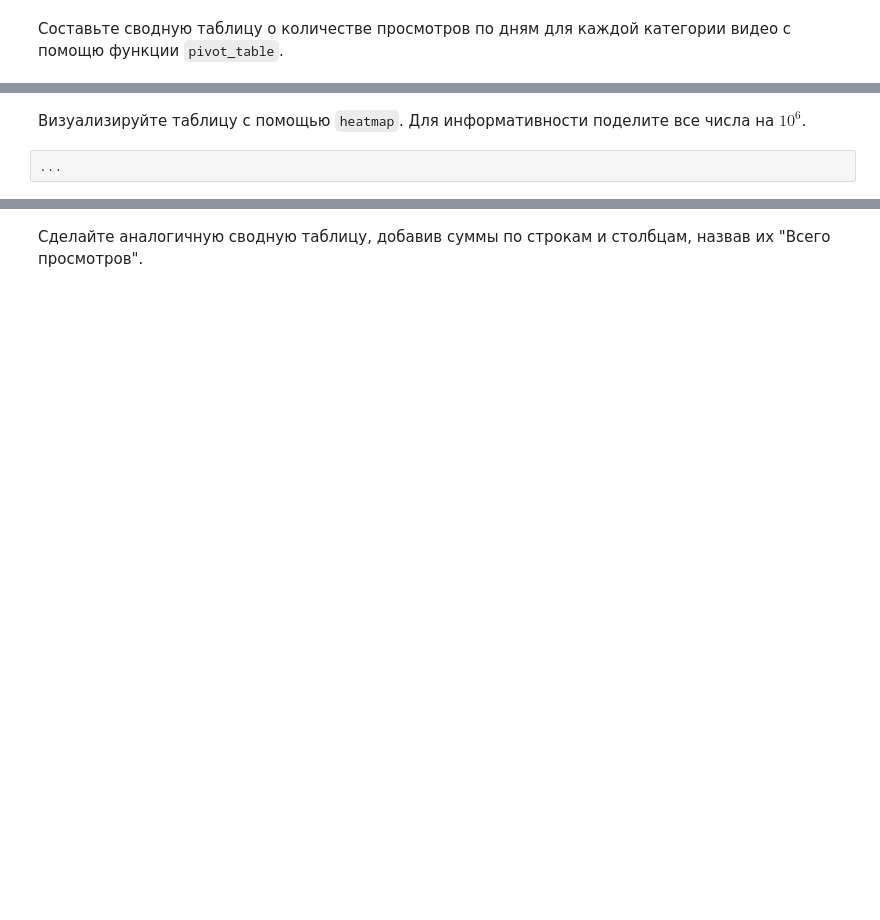
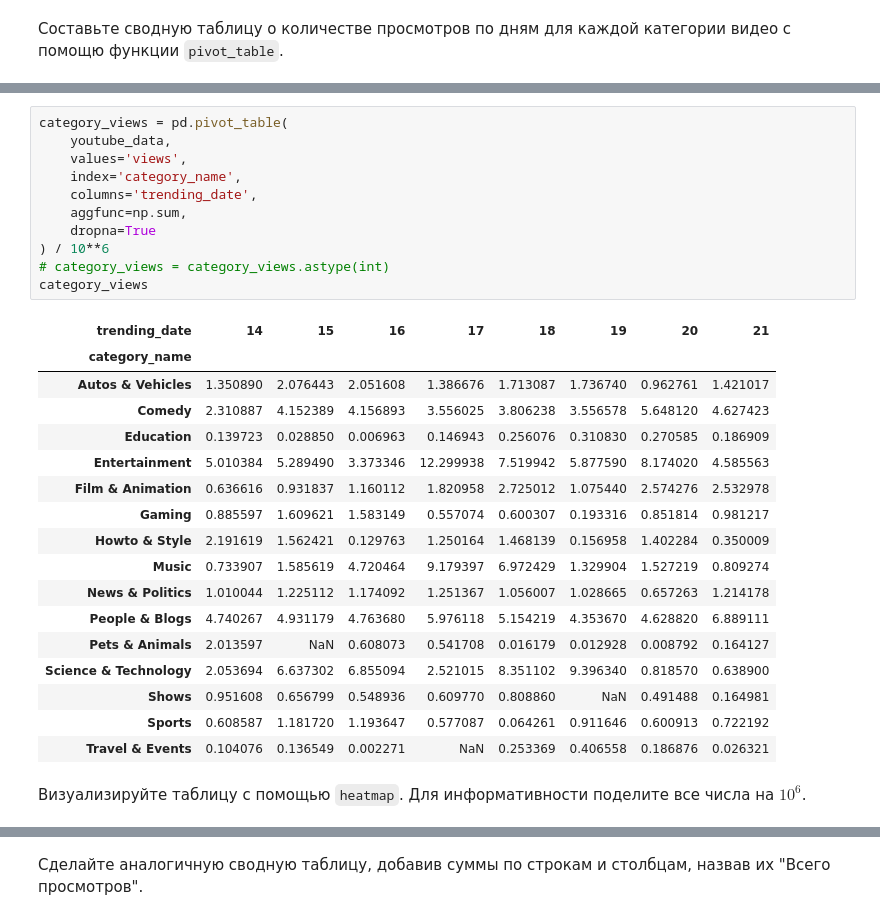
Before and after one commit to TopCoder2K/DS-introduction, a Jupyter notebook: notebooks/2.814.9.ipynb, the cells around one changed output, grey strips where cells are left out. Saved outputs shown, nothing was run; the diff lists cells and outputs as text; blank space fills up the shorter version.

```diff
--- a/notebooks/2.814.9.ipynb
+++ b/notebooks/2.814.9.ipynb
@@ -739,4 +781,31 @@ category
+# %%
+category_views = pd.pivot_table(
+    youtube_data,
+    values='views',
+    index='category_name',
+    columns='trending_date',
+    aggfunc=np.sum,
+    dropna=True
+) / 10**6
+# category_views = category_views.astype(int)
+category_views
+# %% [output]
+| trending_date | 14 | 15 | 16 | 17 | 18 | 19 | 20 | 21 |
+| category_name |  |  |  |  |  |  |  |  |
+| Autos & Vehicles | 1.350890 | 2.076443 | 2.051608 | 1.386676 | 1.713087 | 1.736740 | 0.962761 | 1.421017 |
+| Comedy | 2.310887 | 4.152389 | 4.156893 | 3.556025 | 3.806238 | 3.556578 | 5.648120 | 4.627423 |
+| Education | 0.139723 | 0.028850 | 0.006963 | 0.146943 | 0.256076 | 0.310830 | 0.270585 | 0.186909 |
+| Entertainment | 5.010384 | 5.289490 | 3.373346 | 12.299938 | 7.519942 | 5.877590 | 8.174020 | 4.585563 |
+| Film & Animation | 0.636616 | 0.931837 | 1.160112 | 1.820958 | 2.725012 | 1.075440 | 2.574276 | 2.532978 |
+| Gaming | 0.885597 | 1.609621 | 1.583149 | 0.557074 | 0.600307 | 0.193316 | 0.851814 | 0.981217 |
+| Howto & Style | 2.191619 | 1.562421 | 0.129763 | 1.250164 | 1.468139 | 0.156958 | 1.402284 | 0.350009 |
+| Music | 0.733907 | 1.585619 | 4.720464 | 9.179397 | 6.972429 | 1.329904 | 1.527219 | 0.809274 |
+| News & Politics | 1.010044 | 1.225112 | 1.174092 | 1.251367 | 1.056007 | 1.028665 | 0.657263 | 1.214178 |
+| People & Blogs | 4.740267 | 4.931179 | 4.763680 | 5.976118 | 5.154219 | 4.353670 | 4.628820 | 6.889111 |
+| Pets & Animals | 2.013597 | NaN | 0.608073 | 0.541708 | 0.016179 | 0.012928 | 0.008792 | 0.164127 |
+| Science & Technology | 2.053694 | 6.637302 | 6.855094 | 2.521015 | 8.351102 | 9.396340 | 0.818570 | 0.638900 |
+| Shows | 0.951608 | 0.656799 | 0.548936 | 0.609770 | 0.808860 | NaN | 0.491488 | 0.164981 |
+| Sports | 0.608587 | 1.181720 | 1.193647 | 0.577087 | 0.064261 | 0.911646 | 0.600913 | 0.722192 |
+| Travel & Events | 0.104076 | 0.136549 | 0.002271 | NaN | 0.253369 | 0.406558 | 0.186876 | 0.026321 |
 # %% [markdown]
 Визуализируйте таблицу с помощью `heatmap`. Для информативности поделите все числа на $10^6$.
-# %%
-...
```
Also changed, not shown: parts of 16 cells of this notebook.
